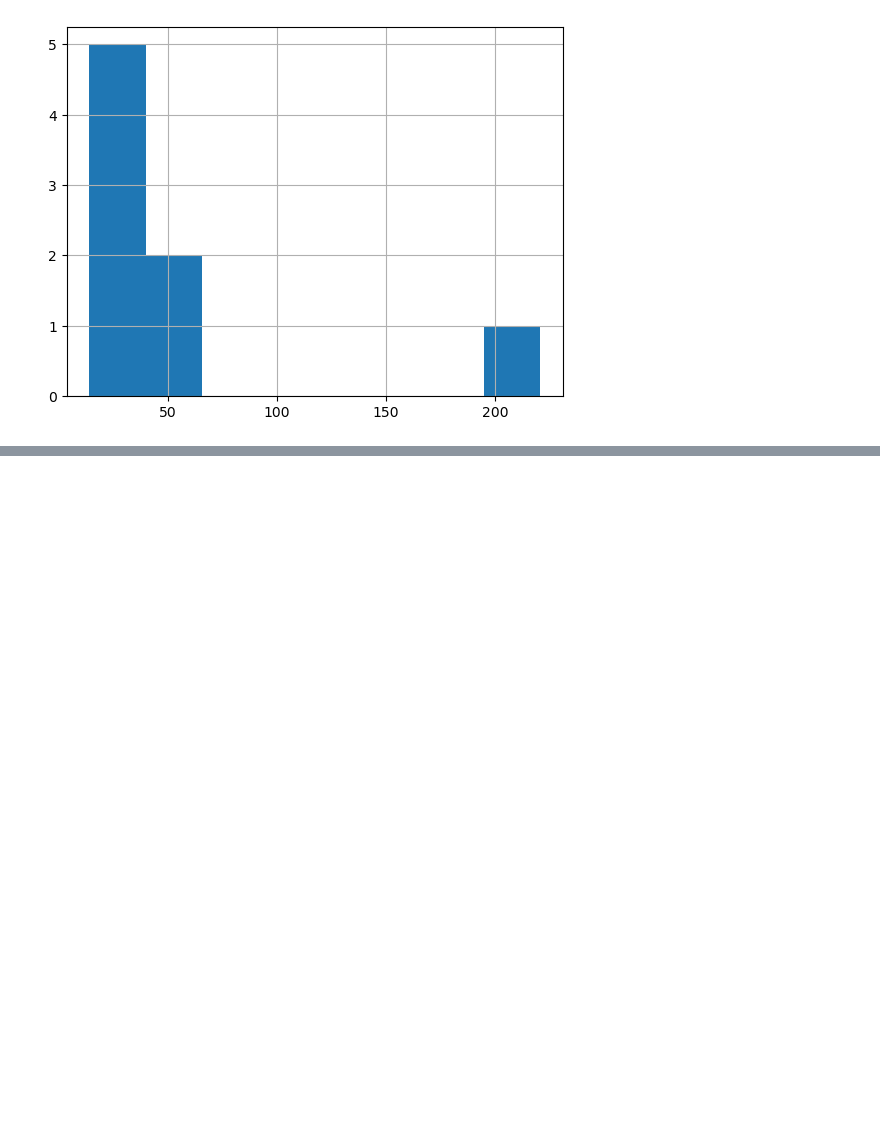
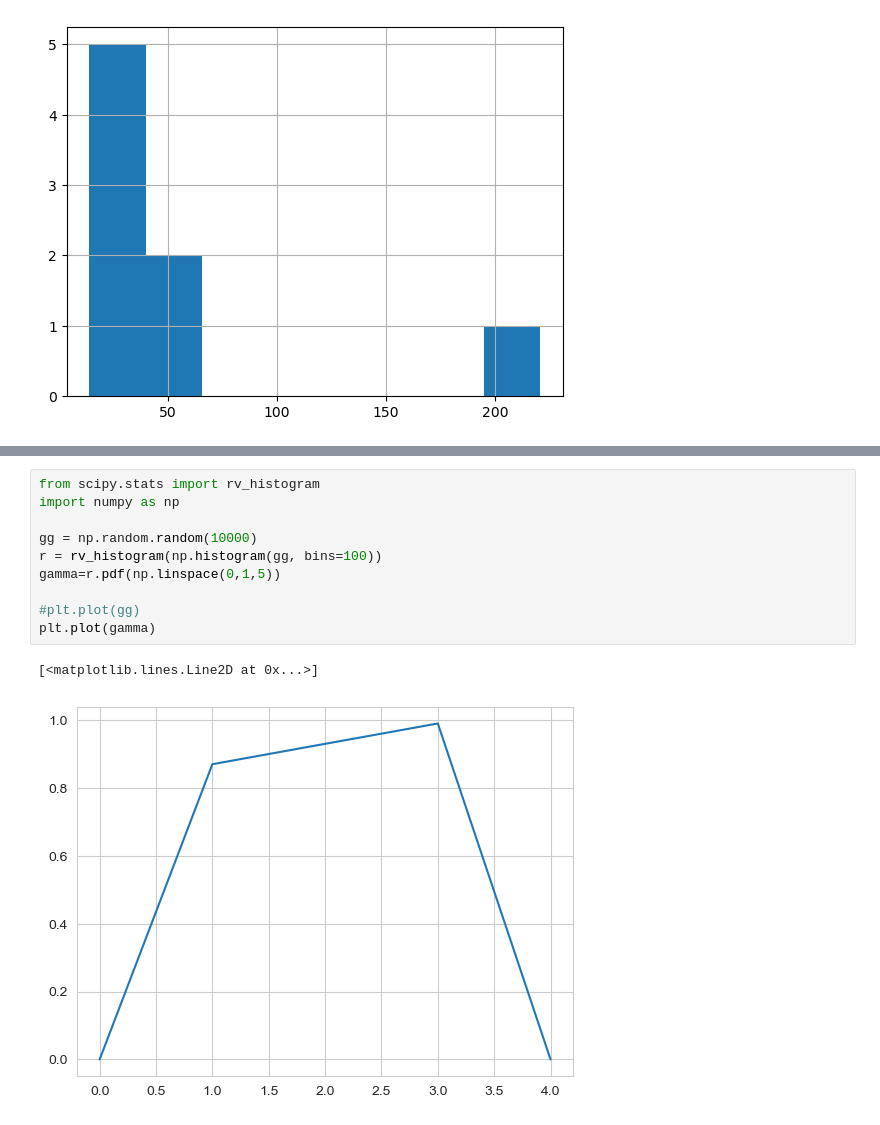
Before and after one commit to 96mat/ENRK, a Jupyter notebook: Report.ipynb, the cells around one changed output, grey strips where cells are left out. Saved outputs shown, nothing was run; the diff lists cells and outputs as text; blank space fills up the shorter version.

```diff
--- a/Report.ipynb
+++ b/Report.ipynb
@@ -200,0 +225,13 @@ sns.displot(x=dfg.iloc[:,6], bins=8)
+# %%
+from scipy.stats import rv_histogram
+import numpy as np
+
+gg = np.random.random(10000)
+r = rv_histogram(np.histogram(gg, bins=100))
+gamma=r.pdf(np.linspace(0,1,5))
+
+#plt.plot(gg)
+plt.plot(gamma)
+# %% [output]
+[<matplotlib.lines.Line2D at 0x...>]
+[figure, added]
```
Also changed, not shown: parts of 9 cells of this notebook.
